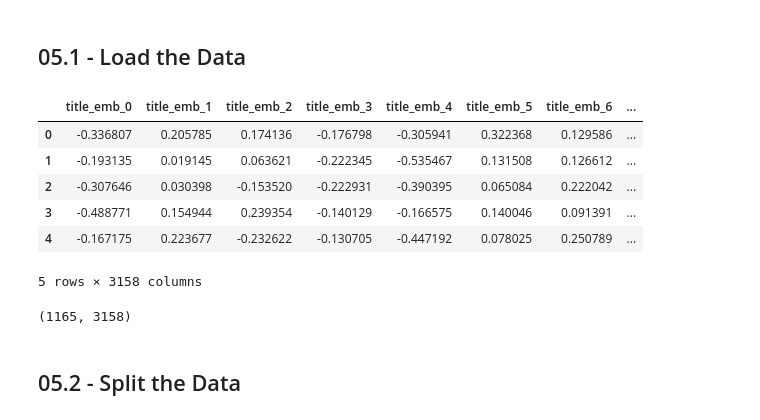
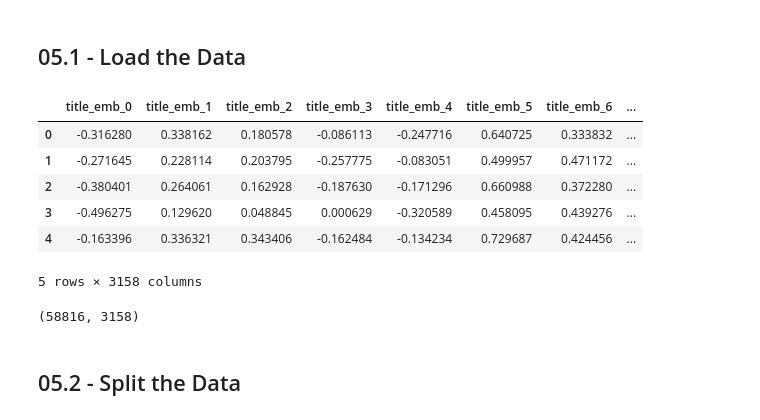
Before and after one commit to AmirYunus/IS6751_project_arxiv_classifier, a Jupyter notebook: report_jupyter/05_m1_shallow_artificial_neural_network.ipynb, the cells around one changed output. Saved outputs shown, nothing was run; the diff lists cells and outputs as text; code cells hidden in the pictures.

```diff
--- a/report_jupyter/05_m1_shallow_artificial_neural_network.ipynb
+++ b/report_jupyter/05_m1_shallow_artificial_neural_network.ipynb
@@ -9,18 +9,18 @@ from utils.architecture.shallow_artificial_neural_network import ShallowNeuralNe
 # %% [markdown]
 ## 05.1 - Load the Data
 # %%
-filename = 'arxiv_lite'
+filename = 'arxiv'
 df = load_data(f'../data/03_{filename}_engineered.bin')
 df.shape
 # %% [output]
 |  | title_emb_0 | title_emb_1 | title_emb_2 | title_emb_3 | title_emb_4 | title_emb_5 | title_emb_6 | ... |
-| 0 | -0.336807 | 0.205785 | 0.174136 | -0.176798 | -0.305941 | 0.322368 | 0.129586 | ... |
-| 1 | -0.193135 | 0.019145 | 0.063621 | -0.222345 | -0.535467 | 0.131508 | 0.126612 | ... |
-| 2 | -0.307646 | 0.030398 | -0.153520 | -0.222931 | -0.390395 | 0.065084 | 0.222042 | ... |
-| 3 | -0.488771 | 0.154944 | 0.239354 | -0.140129 | -0.166575 | 0.140046 | 0.091391 | ... |
-| 4 | -0.167175 | 0.223677 | -0.232622 | -0.130705 | -0.447192 | 0.078025 | 0.250789 | ... |
+| 0 | -0.316280 | 0.338162 | 0.180578 | -0.086113 | -0.247716 | 0.640725 | 0.333832 | ... |
+| 1 | -0.271645 | 0.228114 | 0.203795 | -0.257775 | -0.083051 | 0.499957 | 0.471172 | ... |
+| 2 | -0.380401 | 0.264061 | 0.162928 | -0.187630 | -0.171296 | 0.660988 | 0.372280 | ... |
+| 3 | -0.496275 | 0.129620 | 0.048845 | 0.000629 | -0.320589 | 0.458095 | 0.439276 | ... |
+| 4 | -0.163396 | 0.336321 | 0.343406 | -0.162484 | -0.134234 | 0.729687 | 0.424456 | ... |
 5 rows × 3158 columns
-(1165, 3158)
+(58816, 3158)
 # %% [markdown]
 ## 05.2 - Split the Data
 # %%
```
Also changed, not shown: parts of 3 cells of this notebook, 40 other files.
